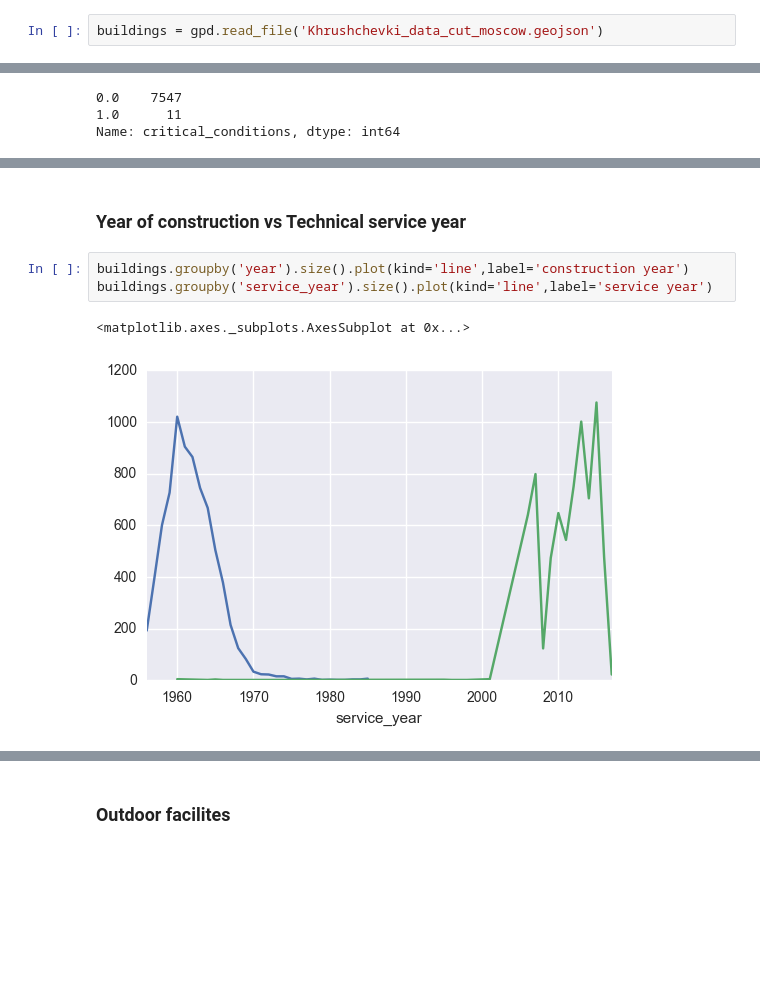
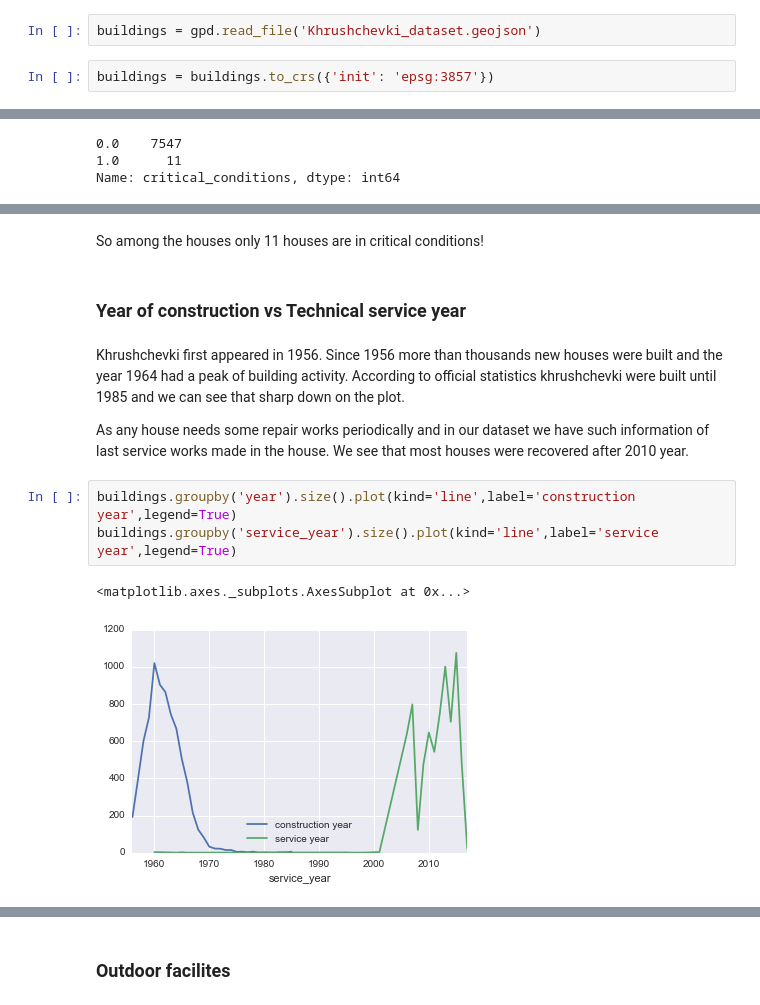
Before and after one commit to Casyfill/AUD_Metropolitan_Data, a Jupyter notebook: Data dive/Data Dive Khrushchevki overview.ipynb, the cells around one changed output, grey strips where cells are left out. Drawn from its saved outputs; the diff is of its cells as text; blank space fills up the shorter version.

Commit message:
Khrushchevki data analysis

```diff
--- a/Data dive/Data Dive Khrushchevki overview.ipynb
+++ b/Data dive/Data Dive Khrushchevki overview.ipynb
@@ -22,5 +21,7 @@ For your own exploratory analysis we propose to work with Moscow Khrushchevki -
 # %%
-buildings = gpd.read_file('Khrushchevki_data_cut_moscow.geojson')
+buildings = gpd.read_file('Khrushchevki_dataset.geojson')
+# %%
+buildings = buildings.to_crs({'init': 'epsg:3857'})
 # %%
 buildings.head()
 # %% [output]
@@ -134,8 +165,14 @@ buildings[features].hist(figsize=(16,10),bins=100);
+# %% [markdown]
+So among the houses only 11 houses are in critical conditions!
 # %% [markdown]
 ### Year of construction vs Technical service year
+# %% [markdown]
+Khrushchevki first appeared in 1956. Since 1956 more than thousands new houses were built and the year 1964 had a peak of building activity. According to official statistics khrushchevki were built until 1985 and we can see that sharp down on the plot.
+
+As any house needs some repair works periodically and in our dataset we have such information of last service works made in the house. We see that most houses were recovered after 2010 year.
 # %%
-buildings.groupby('year').size().plot(kind='line',label='construction year')
-buildings.groupby('service_year').size().plot(kind='line',label='service year')
+buildings.groupby('year').size().plot(kind='line',label='construction year',legend=True)
+buildings.groupby('service_year').size().plot(kind='line',label='service year',legend=True)
 # %% [output]
 <matplotlib.axes._subplots.AxesSubplot at 0x...>
-[figure, old version]
+[figure, new version]
```
Also changed, not shown: parts of 73 cells of this notebook, 18 other files.
